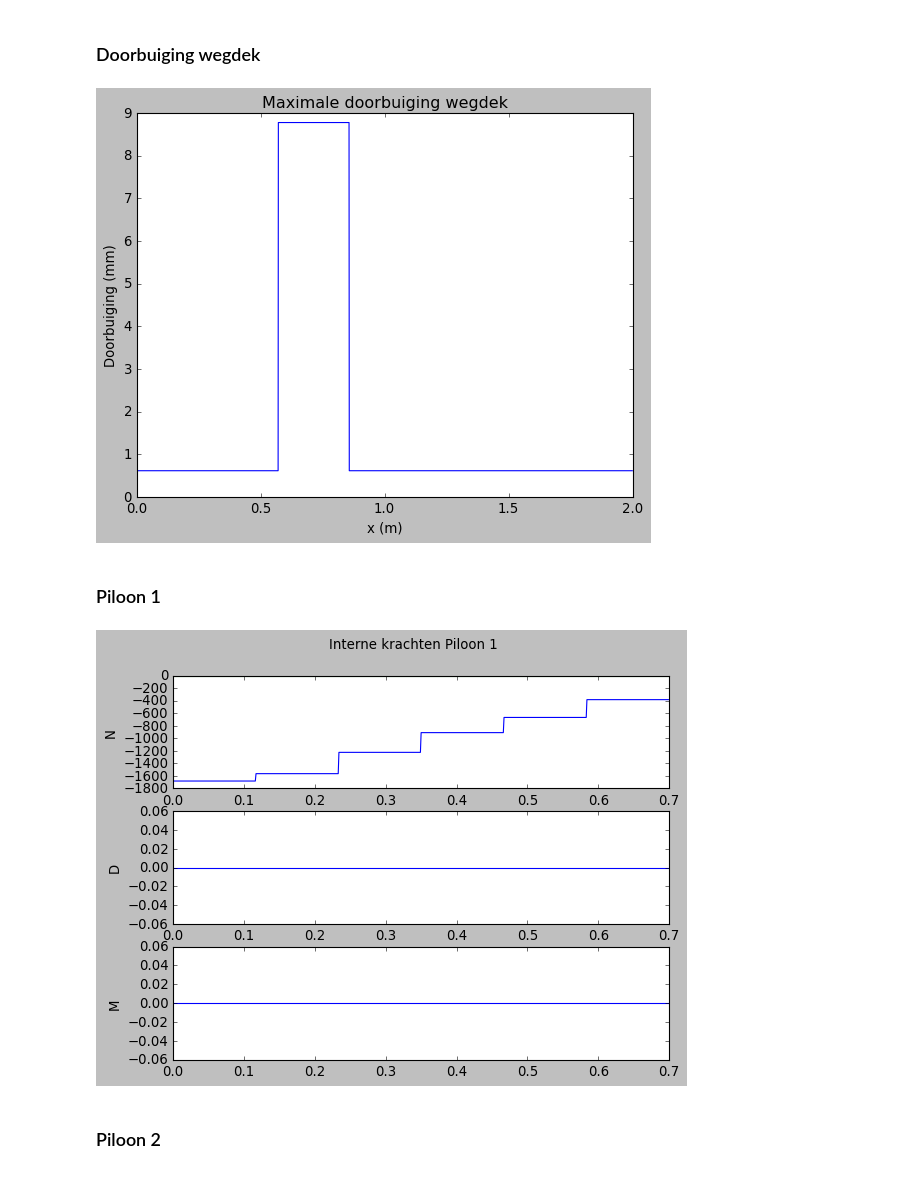
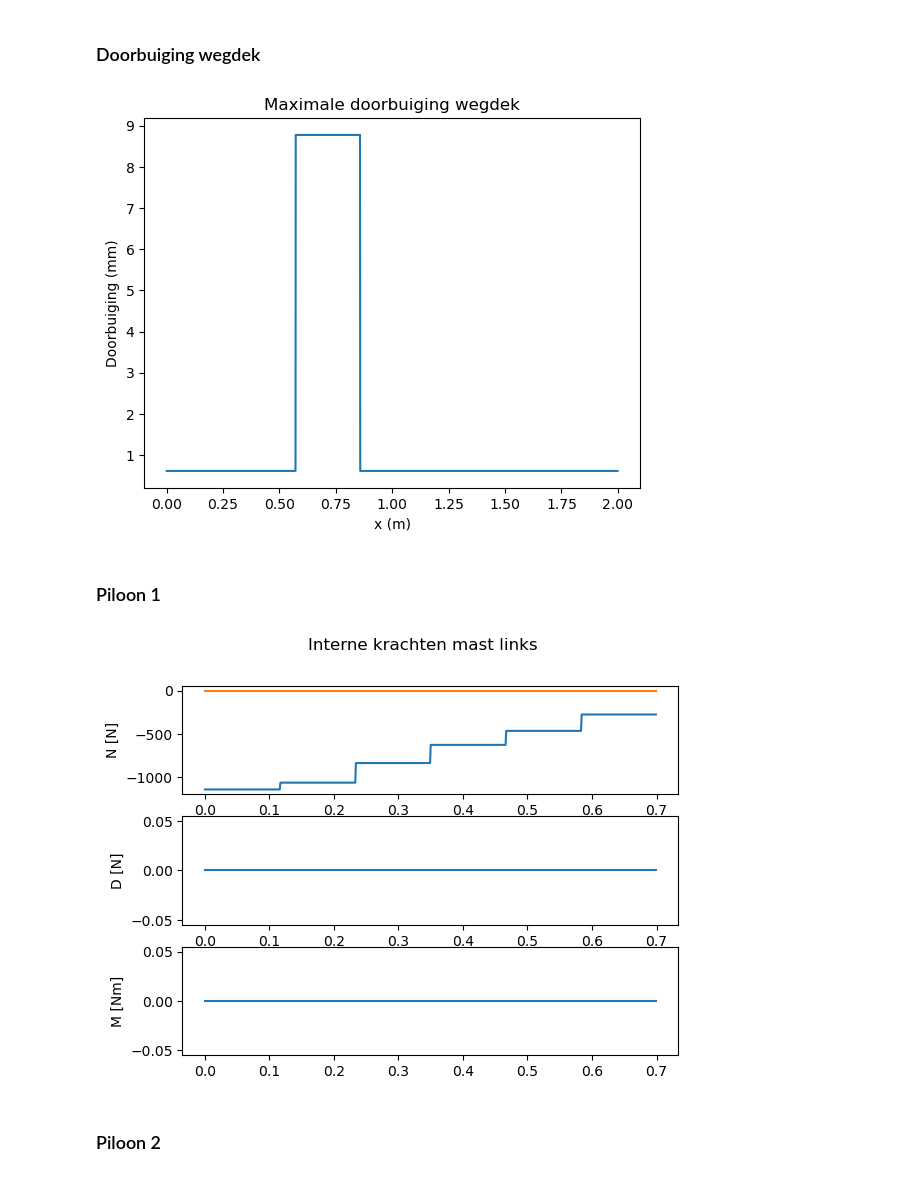
Before and after one commit to SamClercky/project-bouwkunde, a Jupyter notebook: initiele_berekeningen/genetic-algo-optim-ramses.ipynb, the cells around one changed output. Drawn from its saved outputs; the diff is of its cells as text; code cells hidden in the pictures.

```diff
--- a/initiele_berekeningen/genetic-algo-optim-ramses.ipynb
+++ b/initiele_berekeningen/genetic-algo-optim-ramses.ipynb
@@ -10,8 +10,6 @@ import numpy as np
 import matplotlib.pyplot as plt
 
 from berekeningen_ramses import Brug
-
-plt.style.use("classic")
 # %% [markdown]
 # Zoeken van meest ideale parameters voor brug
 ## Exploratie van formules
@@ -19,7 +17,7 @@ plt.style.use("classic")
 Berekeningen gaan uit van volgende situatie:
 ![Berekeningen](../figures/berekeningen_andreas2.0.svg)
 # %%
-brug = Brug(0.7, 0, 1, 1, 0.05, 0.05, 6)
+brug = Brug(0.7, 0.35, 1, 1, 0.05, 0.05, 6)
 brug.__dict__
 # %% [output]
 {'h1': 0.7,
@@ -111,28 +110,28 @@ plt.xlabel("x (m)")
 plt.ylabel("Doorbuiging (mm)")
 plt.savefig("figs/wegdek-doorbuiging-ramses")
 # %% [output]
-[figure, old version]
+[figure, new version]
 # %% [markdown]
 ### Piloon 1
 # %%
 x = np.arange(0, brug.h1, 0.001)
 N, D, M = list(zip(*[brug.calc_intern_balk(xi, True) for xi in x]))
 
 fig = plt.figure()
-fig.suptitle("Interne krachten Piloon 1")
+fig.suptitle("Interne krachten mast links")
 ax1 = plt.subplot(3,1,1)
 ax1.plot(x, N)
 ax1.plot(x, [0]*len(x))
-ax1.set_ylabel("N")
+ax1.set_ylabel("N [N]")
 ax2 = plt.subplot(3,1,2)
 ax2.plot(x, D)
-ax2.set_ylabel("D")
+ax2.set_ylabel("D [N]")
 ax3 = plt.subplot(3,1,3)
 ax3.plot(x, M)
-ax3.set_ylabel("M")
+ax3.set_ylabel("M [Nm]")
 plt.savefig("figs/piloon1-ramses")
 # %% [output]
-[figure, old version]
+[figure, new version]
 # %% [markdown]
 ### Piloon 2
 # %%
```
Also changed, not shown: parts of 7 cells of this notebook, 12 other files.
